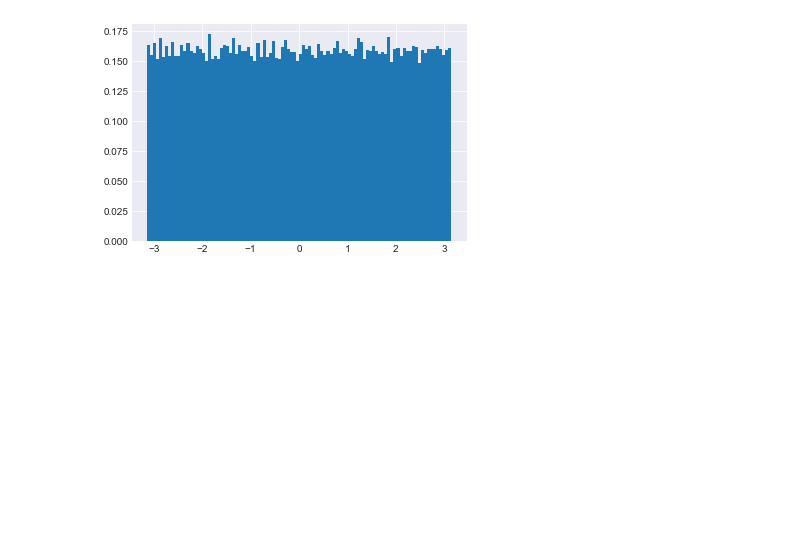
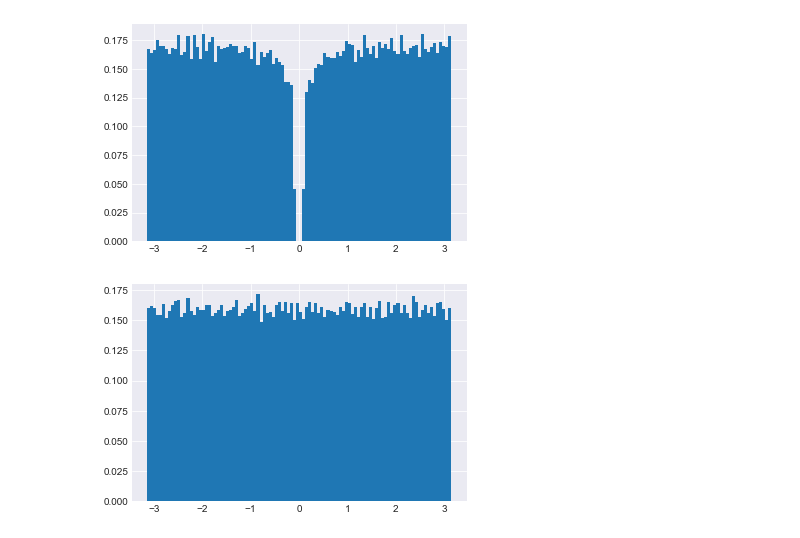
Before and after one commit to senderle/semantic-phasor-demo, a Jupyter notebook: complex-perturbation-test.ipynb, the cells around one changed output. Cells and saved outputs as stored; diff of their text form; code cells hidden in the pictures; blank space fills up the shorter version.

```diff
--- a/complex-perturbation-test.ipynb
+++ b/complex-perturbation-test.ipynb
@@ -376,6 +417,9 @@ def _haar_measure_wrong(size):
     A demonstration of an incorrect random matrix generator.
 
     Pass this to plot_haar_angles to see what makes this incorrect.
+    In brief, LAPACK heuristics designed to reduce numerical error
+    bias the distribution away from small eigenvalues, creating a
+    gap in the distribution rigth around zero.
     """
     z = complex_blob(size * size).reshape((size, size)) / 2 ** 0.5
     q, r = numpy.linalg.qr(z)
@@ -436,46 +480,54 @@ def haar_angle_density_range_mean_std(
 def test_angle(size=10, iters=1000):
     for i in range(iters):
         mat = haar_measure(size)
         v1 = complex_blob(size)[:, None]
         v2 = complex_blob(size)[:, None]
         assert numpy.allclose(
             v1.conj().T @ v2,
             (mat @ v1).conj().T @ (mat @ v2)
         )
 
 def test_mag(size=10, iters=1000):
     for i in range(iters):
         mat = haar_measure(size)
         v1 = complex_blob(size)[:, None]
         assert numpy.allclose(
             v1.conj().T @ v1,
             (mat @ v1).conj().T @ (mat @ v1)
         )
 
 def test_eigval_density():
     dmin, dmax = haar_angle_density_range(
         haar_measure, size=50,
         n_mats=1000, n_bins=100)
-#     0.5 is a reasonable requirement for the dmin / dmax ratio.
-#     The average for this value is around 0.85 for what I believe
-#     is a correct implementation, and the variance is very low at
-#     the given settings.
-#     In fact, it looks like the threshold lands at least 10
-#     standard deviations away from the mean, which I think
-#     implies that the heat death of the universe will come
-#     prior to a random test failure.
-#     On the other hand, a modestly incorrect implementation
-#     could fail pretty frequently -- at least one out of every
-#     five tries, say -- and still be both tolerable as a solution,
-#     and recognizable as a bad one. Worse solutions will fail
-#     with greater regularity, and so on. A decent test, all
-#     things considered!
-    assert (dmin / dmax) > 0.5, f"Minimum ratio tolerance: 0.5;  Actual ratio: {dmin / dmax:0.04f}"
+
+    # 0.5 is a reasonable requirement for the dmin / dmax ratio.
+    # The average for this value is around 0.85 for what I believe
+    # is a correct implementation, and the variance is very low at
+    # the given settings.
+
+    # In fact, it looks like the threshold lands at least 10
+    # standard deviations away from the mean, which I think
+    # implies that the heat death of the universe will come
+    # prior to a random test failure.
+
+    # On the other hand, a modestly incorrect implementation
+    # could fail pretty frequently -- at least one out of every
+    # five tries, say -- and still be both tolerable as a solution,
+    # and recognizable as a bad one. Worse solutions will fail
+    # with greater regularity, and so on. A decent test, all
+    # things considered.
+
+    msg = ("Minimum ratio tolerance: 0.5;  "
+           f"Actual ratio: {dmin / dmax:0.04f}")
+    assert (dmin / dmax) > 0.5, msg
 
 test_mag()
 test_angle()
 test_eigval_density()
 
+plot_haar_angles(_haar_measure_wrong)
 plot_haar_angles(haar_measure)
 # %% [output]
-[figure, old version]
+[figure, new version]
+[figure, added]
```
Also changed, not shown: parts of 2 cells of this notebook.
